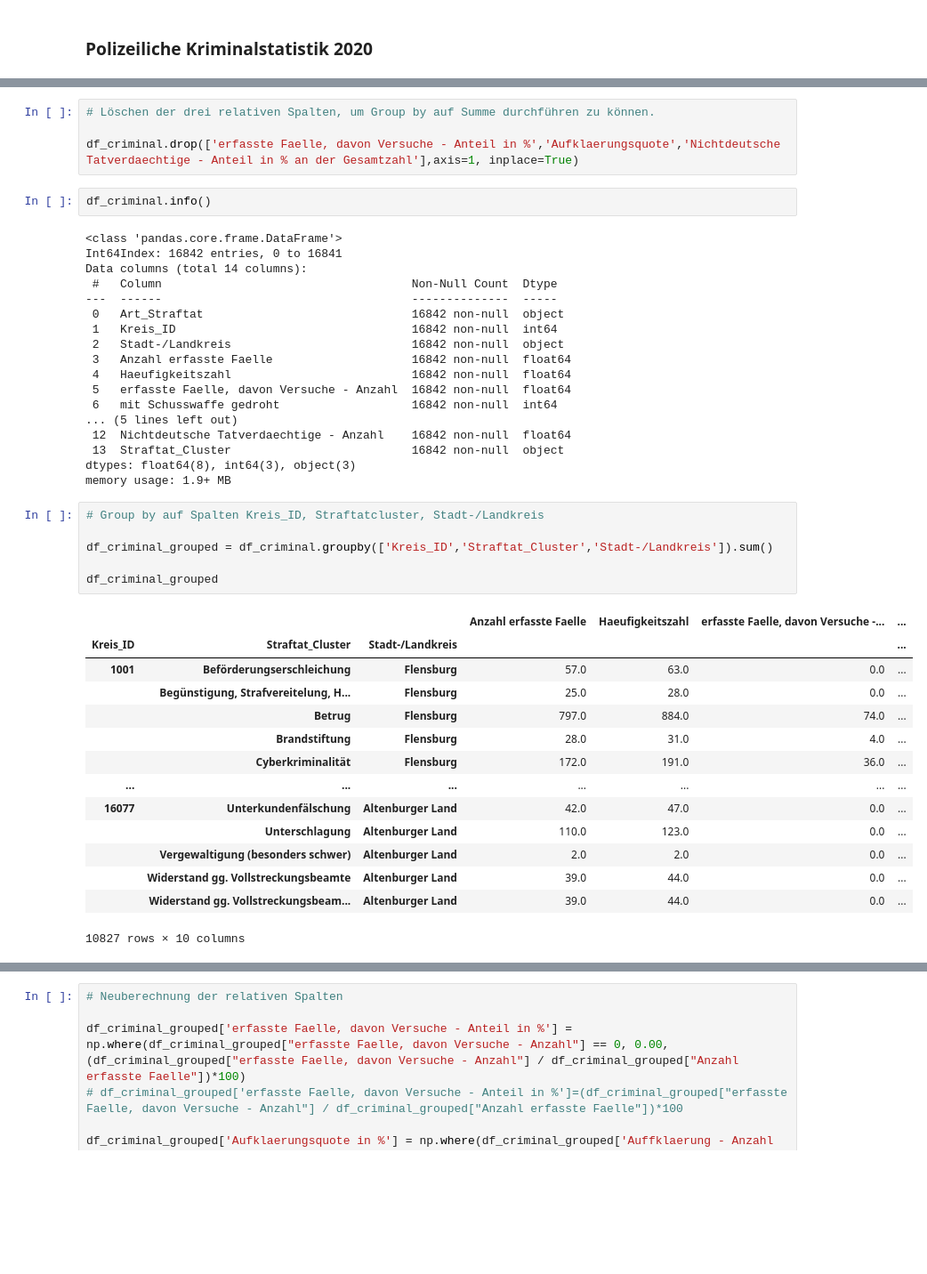
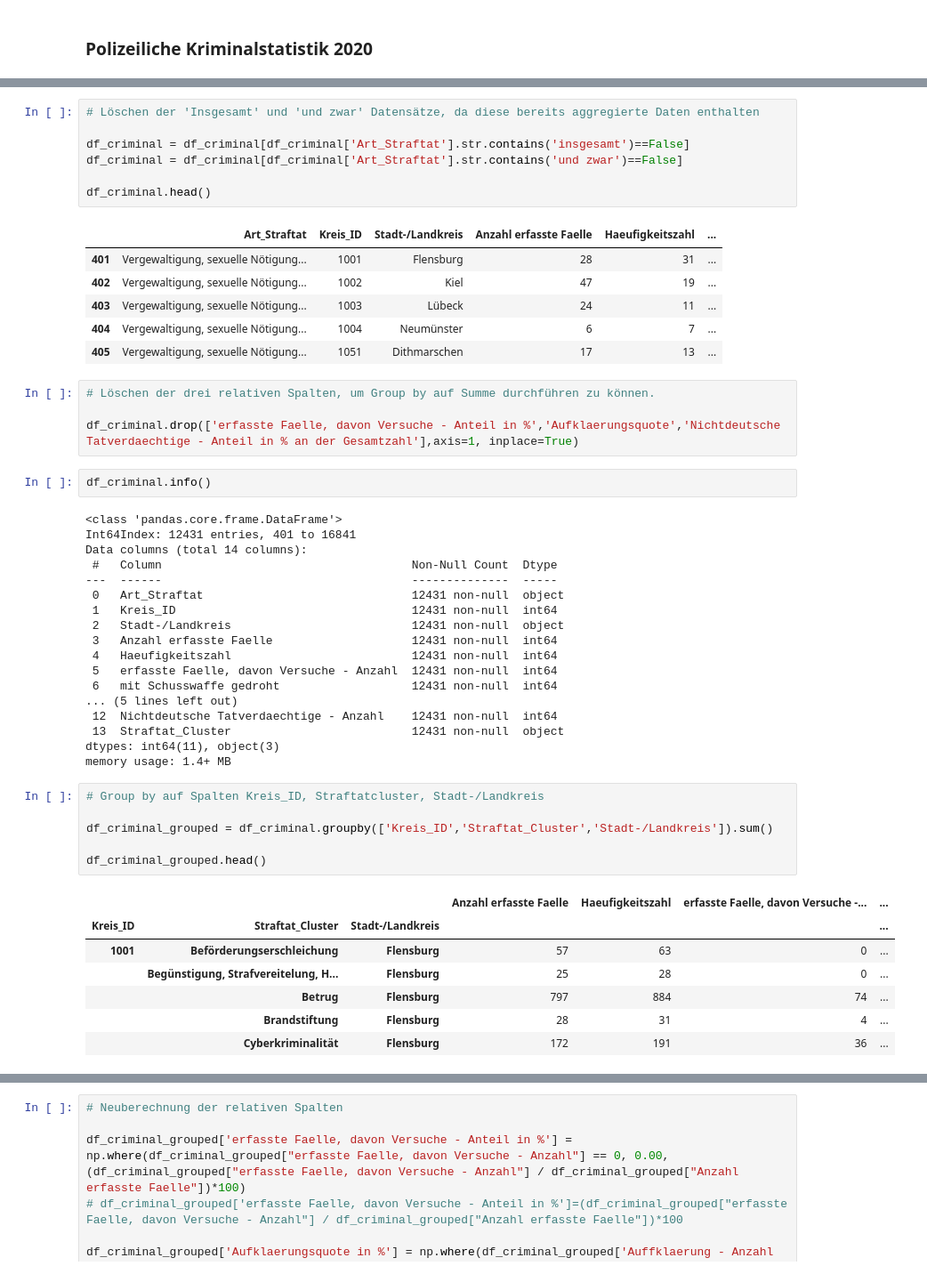
Before and after one commit to andreashrb/Python_for_DS_Project, a Jupyter notebook: interim_result/DataPreparation_Sebastian.ipynb, the cells around one changed output, grey strips where cells are left out. Shown at 89% size. Cells and saved outputs as stored; diff of their text form; blank space fills up the shorter version.

```diff
--- a/interim_result/DataPreparation_Sebastian.ipynb
+++ b/interim_result/DataPreparation_Sebastian.ipynb
@@ -47,3 +47,17 @@ df_criminal.head()
+# %%
+# Löschen der 'Insgesamt' und 'und zwar' Datensätze, da diese bereits aggregierte Daten enthalten
+
+df_criminal = df_criminal[df_criminal['Art_Straftat'].str.contains('insgesamt')==False]
+df_criminal = df_criminal[df_criminal['Art_Straftat'].str.contains('und zwar')==False]
+
+df_criminal.head()
+# %% [output]
+|  | Art_Straftat | Kreis_ID | Stadt-/Landkreis | Anzahl erfasste Faelle | Haeufigkeitszahl | ... |
+| 401 | Vergewaltigung, sexuelle Nötigung... | 1001 | Flensburg | 28 | 31 | ... |
+| 402 | Vergewaltigung, sexuelle Nötigung... | 1002 | Kiel | 47 | 19 | ... |
+| 403 | Vergewaltigung, sexuelle Nötigung... | 1003 | Lübeck | 24 | 11 | ... |
+| 404 | Vergewaltigung, sexuelle Nötigung... | 1004 | Neumünster | 6 | 7 | ... |
+| 405 | Vergewaltigung, sexuelle Nötigung... | 1051 | Dithmarschen | 17 | 13 | ... |
 # %%
 # Löschen der drei relativen Spalten, um Group by auf Summe durchführen zu können.
 
@@ -52,43 +66,36 @@ df_criminal.drop(['erfasste Faelle, davon Versuche - Anteil in %','Aufklaerungsq
 df_criminal.info()
 # %% [output]
 <class 'pandas.core.frame.DataFrame'>
-Int64Index: 16842 entries, 0 to 16841
+Int64Index: 12431 entries, 401 to 16841
 Data columns (total 14 columns):
  #   Column                                    Non-Null Count  Dtype
 ---  ------                                    --------------  -----
- 0   Art_Straftat                              16842 non-null  object
- 1   Kreis_ID                                  16842 non-null  int64
- 2   Stadt-/Landkreis                          16842 non-null  object
- 3   Anzahl erfasste Faelle                    16842 non-null  float64
- 4   Haeufigkeitszahl                          16842 non-null  float64
- 5   erfasste Faelle, davon Versuche - Anzahl  16842 non-null  float64
- 6   mit Schusswaffe gedroht                   16842 non-null  int64
+ 0   Art_Straftat                              12431 non-null  object
+ 1   Kreis_ID                                  12431 non-null  int64
+ 2   Stadt-/Landkreis                          12431 non-null  object
+ 3   Anzahl erfasste Faelle                    12431 non-null  int64
+ 4   Haeufigkeitszahl                          12431 non-null  int64
+ 5   erfasste Faelle, davon Versuche - Anzahl  12431 non-null  int64
+ 6   mit Schusswaffe gedroht                   12431 non-null  int64
 ... (5 lines left out)
- 12  Nichtdeutsche Tatverdaechtige - Anzahl    16842 non-null  float64
- 13  Straftat_Cluster                          16842 non-null  object
-dtypes: float64(8), int64(3), object(3)
-memory usage: 1.9+ MB
+ 12  Nichtdeutsche Tatverdaechtige - Anzahl    12431 non-null  int64
+ 13  Straftat_Cluster                          12431 non-null  object
+dtypes: int64(11), object(3)
+memory usage: 1.4+ MB
 # %%
 # Group by auf Spalten Kreis_ID, Straftatcluster, Stadt-/Landkreis
 
 df_criminal_grouped = df_criminal.groupby(['Kreis_ID','Straftat_Cluster','Stadt-/Landkreis']).sum()
 
-df_criminal_grouped
+df_criminal_grouped.head()
 # %% [output]
 |  |  |  | Anzahl erfasste Faelle | Haeufigkeitszahl | erfasste Faelle, davon Versuche -... | ... |
 | Kreis_ID | Straftat_Cluster | Stadt-/Landkreis |  |  |  | ... |
-| 1001 | Beförderungserschleichung | Flensburg | 57.0 | 63.0 | 0.0 | ... |
-|  | Begünstigung, Strafvereitelung, H... | Flensburg | 25.0 | 28.0 | 0.0 | ... |
-|  | Betrug | Flensburg | 797.0 | 884.0 | 74.0 | ... |
-|  | Brandstiftung | Flensburg | 28.0 | 31.0 | 4.0 | ... |
-|  | Cyberkriminalität | Flensburg | 172.0 | 191.0 | 36.0 | ... |
-| ... | ... | ... | ... | ... | ... | ... |
-| 16077 | Unterkundenfälschung | Altenburger Land | 42.0 | 47.0 | 0.0 | ... |
-|  | Unterschlagung | Altenburger Land | 110.0 | 123.0 | 0.0 | ... |
-|  | Vergewaltigung (besonders schwer) | Altenburger Land | 2.0 | 2.0 | 0.0 | ... |
-|  | Widerstand gg. Vollstreckungsbeamte | Altenburger Land | 39.0 | 44.0 | 0.0 | ... |
-|  | Widerstand gg. Vollstreckungsbeam... | Altenburger Land | 39.0 | 44.0 | 0.0 | ... |
+| 1001 | Beförderungserschleichung | Flensburg | 57 | 63 | 0 | ... |
+|  | Begünstigung, Strafvereitelung, H... | Flensburg | 25 | 28 | 0 | ... |
+|  | Betrug | Flensburg | 797 | 884 | 74 | ... |
+|  | Brandstiftung | Flensburg | 28 | 31 | 4 | ... |
+|  | Cyberkriminalität | Flensburg | 172 | 191 | 36 | ... |
-10827 rows × 10 columns
 # %%
 df_criminal_grouped = df_criminal_grouped.reset_index(drop=False)
 df_criminal_grouped.head()
```
Also changed, not shown: parts of 14 cells of this notebook.
